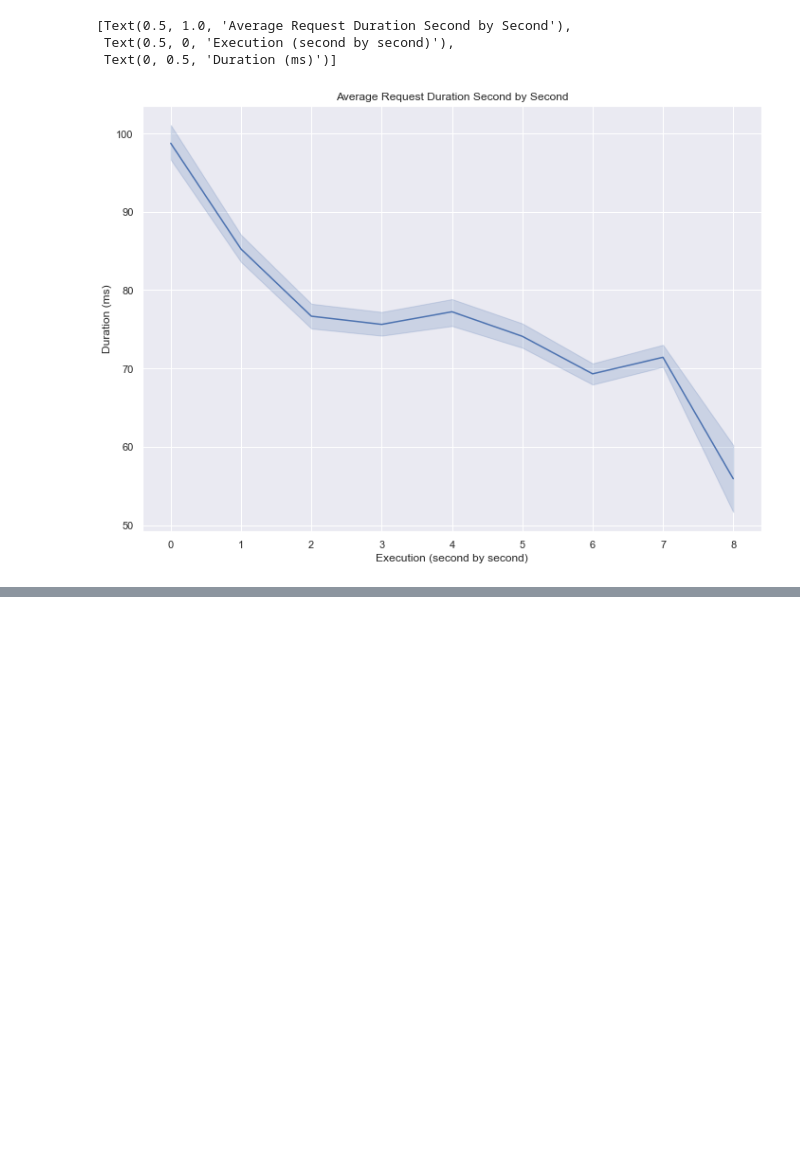
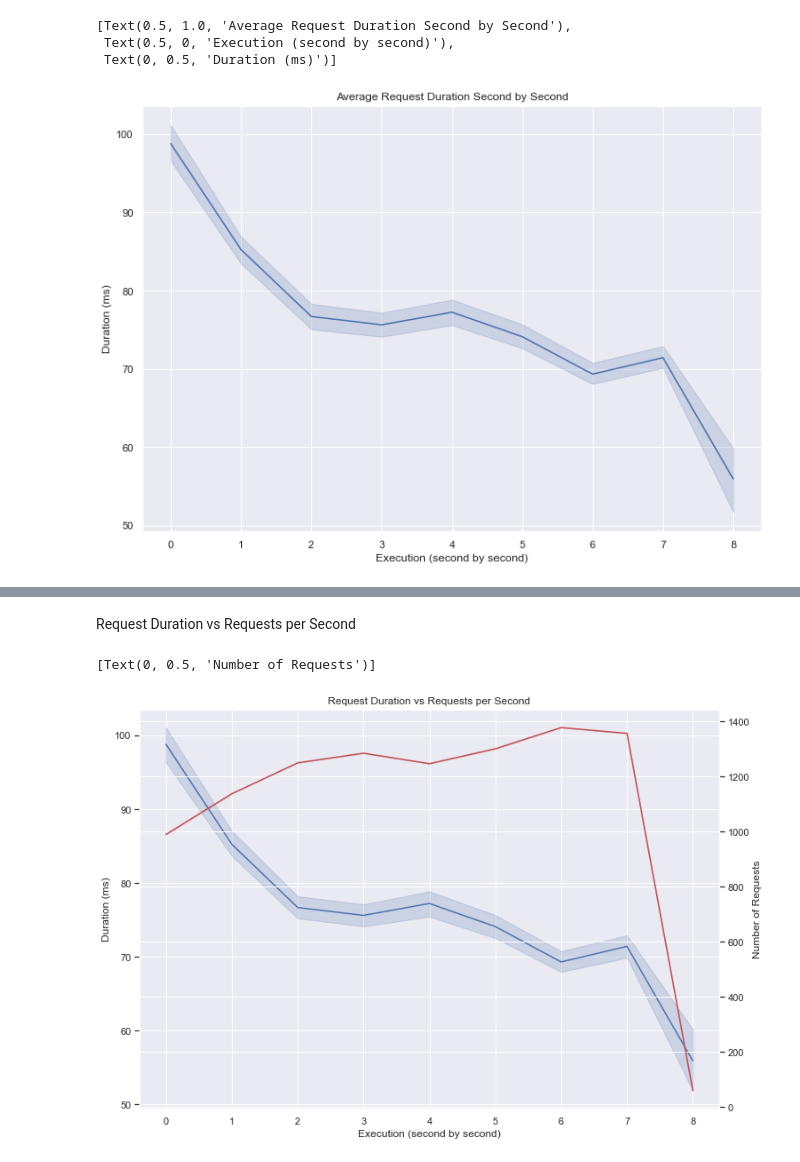
Before and after one commit to jjmrocha/beast-analytics, a Jupyter notebook: single-file.ipynb, the cells around one changed output, grey strips where cells are left out. Saved outputs shown, nothing was run; the diff lists cells and outputs as text; code cells hidden in the pictures; blank space fills up the shorter version.

```diff
--- a/single-file.ipynb
+++ b/single-file.ipynb
@@ -137,0 +206,28 @@ Series([], Name: Timestamp, dtype: int64)
+# %% [markdown]
+Request Duration vs Requests per Second
+# %%
+fig = sea.lineplot(
+    x="ExecutionPace",
+    y="Duration",
+    estimator=np.average,
+    data=bos,
+)
+fig.set(
+    title='Request Duration vs Requests per Second',
+    xlabel='Execution (second by second)',
+    ylabel='Duration (ms)'
+)
+fig2 = sea.lineplot(
+    x="ExecutionPace",
+    y="StatusCode",
+    estimator=np.count_nonzero,
+    data=bos,
+    ax=fig.twinx(),
+    color='r',
+)
+fig2.set(
+    ylabel='Number of Requests'
+)
+# %% [output]
+[Text(0, 0.5, 'Number of Requests')]
+[figure, added]
```
Also changed, not shown: parts of 45 cells of this notebook, 2 other files.
